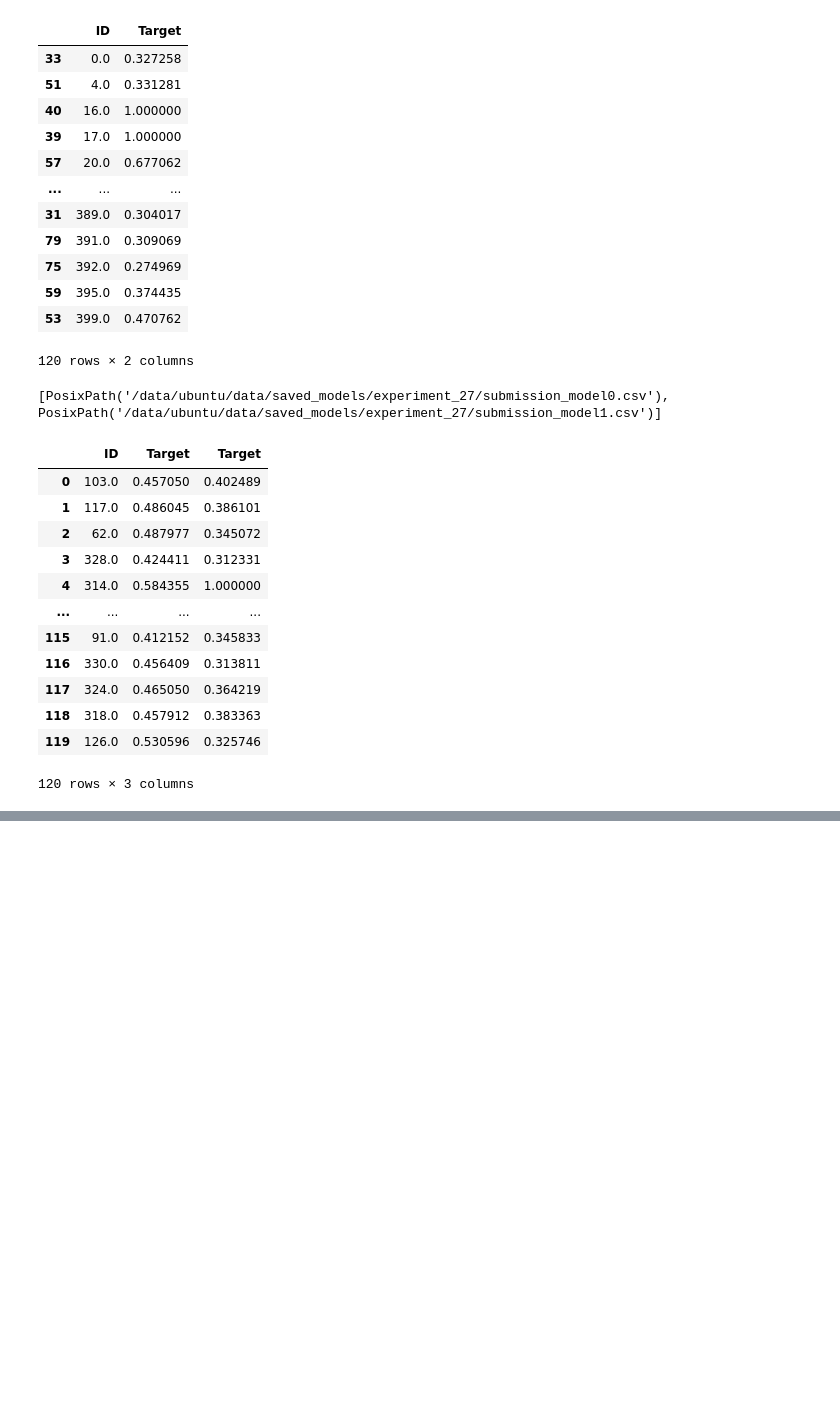
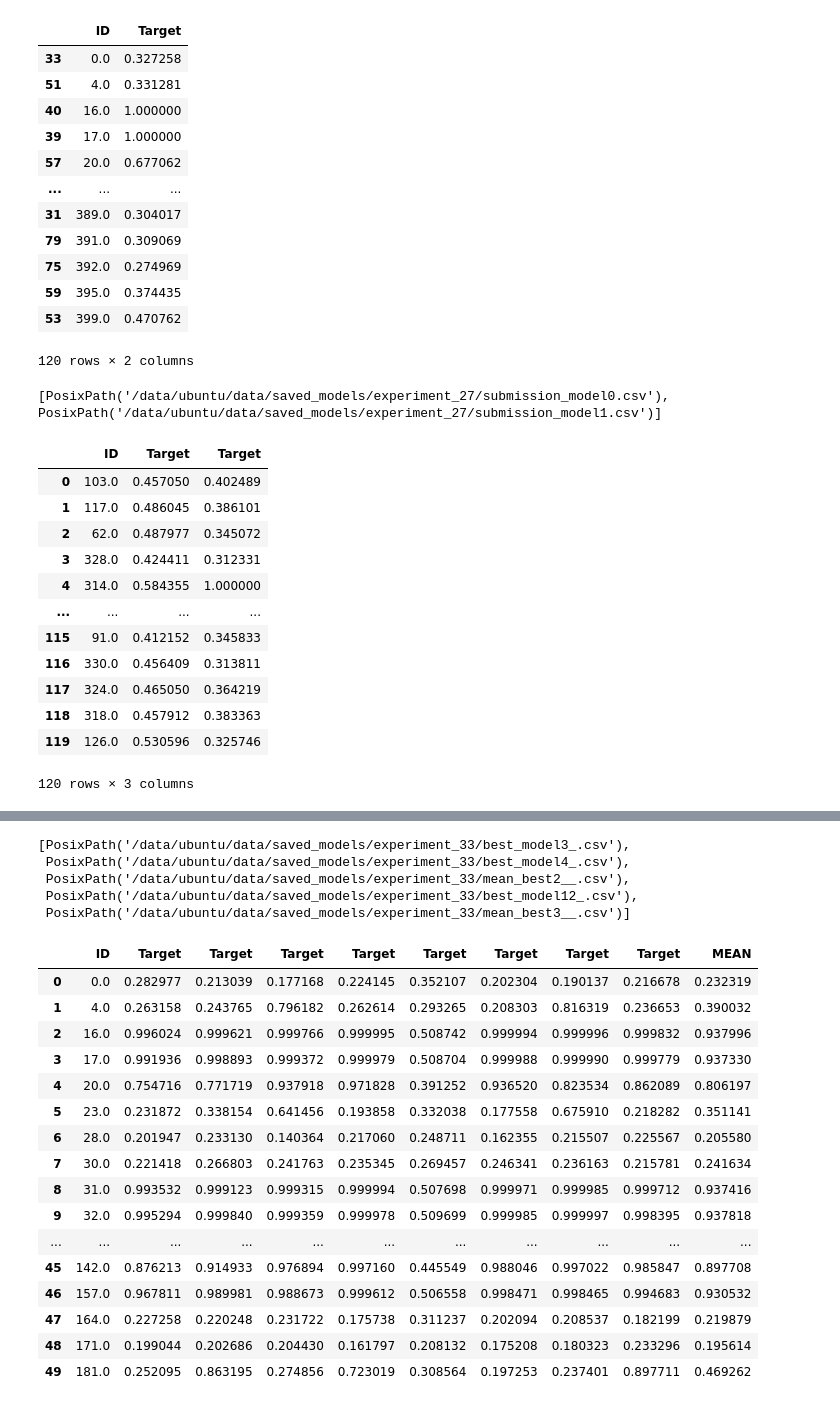
Before and after one commit to hippolytemayard/certainty-pooling-mil, a Jupyter notebook: notebooks/submission.ipynb, the cells around one changed output, grey strips where cells are left out. Drawn from its saved outputs; the diff is of its cells as text; code cells hidden in the pictures; blank space fills up the shorter version.

Commit message:
[FEAT] multiple training with different random splits

```diff
--- a/notebooks/submission.ipynb
+++ b/notebooks/submission.ipynb
@@ -43,0 +100,17 @@ for path_model in path_models:
+# %%
+csv_paths = list(Path(config.data.training.save_dir).glob("*.csv"))
+
+li = []
+
+for filename in csv_paths:
+    df = pd.read_csv(filename)
+    li.append(df)
+
+frame = pd.concat(li, axis=1, ignore_index=False)
+frame = frame.T.drop_duplicates().T
+frame = frame.sort_values(by="ID")
+
+mean_df = pd.DataFrame({"ID":frame.ID, "Target":frame.Target.mean(axis=1) })
+#mean_df.to_csv("/data/ubuntu/data/saved_models/experiment_29/mean_all.csv", index=False)
+
+frame.head(40)
@@ -443,0 +353,47 @@ tensor([50.8923, 48.8420, 45.1989,  ..., 52.6013, 55.6921, 43.2158],
+# %%
+csv_paths = list(Path("/data/ubuntu/data/saved_models/experiment_33/").glob("*.csv"))
+csv_paths
+# %% [output]
+[PosixPath('/data/ubuntu/data/saved_models/experiment_33/best_model3_.csv'),
+ PosixPath('/data/ubuntu/data/saved_models/experiment_33/best_model4_.csv'),
+ PosixPath('/data/ubuntu/data/saved_models/experiment_33/mean_best2__.csv'),
+ PosixPath('/data/ubuntu/data/saved_models/experiment_33/best_model12_.csv'),
+ PosixPath('/data/ubuntu/data/saved_models/experiment_33/mean_best3__.csv')]
+# %%
+csv_paths = list(Path("/data/ubuntu/data/saved_models/experiment_33/").glob("best*.csv"))
+
+li = []
+
+for filename in csv_paths:
+    df = pd.read_csv(filename)
+    li.append(df)
+
+frame = pd.concat(li, axis=1, ignore_index=False)
+frame = frame.T.drop_duplicates().T
+frame = frame.sort_values(by="ID")
+
+
+mean_df = frame
+mean_df["MEAN"] = mean_df.Target.mean(axis=1)
+#mean_df = pd.DataFrame({"ID":frame.ID, "Target":frame.Target.mean(axis=1) })
+#mean_df.to_csv("/data/ubuntu/data/saved_models/experiment_33/mean_best8__.csv", index=False)
+
+mean_df.head(50)
+# %% [output]
+|  | ID | Target | Target | Target | Target | Target | Target | Target | Target | MEAN |
+| 0 | 0.0 | 0.282977 | 0.213039 | 0.177168 | 0.224145 | 0.352107 | 0.202304 | 0.190137 | 0.216678 | 0.232319 |
+| 1 | 4.0 | 0.263158 | 0.243765 | 0.796182 | 0.262614 | 0.293265 | 0.208303 | 0.816319 | 0.236653 | 0.390032 |
+| 2 | 16.0 | 0.996024 | 0.999621 | 0.999766 | 0.999995 | 0.508742 | 0.999994 | 0.999996 | 0.999832 | 0.937996 |
+| 3 | 17.0 | 0.991936 | 0.998893 | 0.999372 | 0.999979 | 0.508704 | 0.999988 | 0.999990 | 0.999779 | 0.937330 |
+| 4 | 20.0 | 0.754716 | 0.771719 | 0.937918 | 0.971828 | 0.391252 | 0.936520 | 0.823534 | 0.862089 | 0.806197 |
+| 5 | 23.0 | 0.231872 | 0.338154 | 0.641456 | 0.193858 | 0.332038 | 0.177558 | 0.675910 | 0.218282 | 0.351141 |
+| 6 | 28.0 | 0.201947 | 0.233130 | 0.140364 | 0.217060 | 0.248711 | 0.162355 | 0.215507 | 0.225567 | 0.205580 |
+| 7 | 30.0 | 0.221418 | 0.266803 | 0.241763 | 0.235345 | 0.269457 | 0.246341 | 0.236163 | 0.215781 | 0.241634 |
+| 8 | 31.0 | 0.993532 | 0.999123 | 0.999315 | 0.999994 | 0.507698 | 0.999971 | 0.999985 | 0.999712 | 0.937416 |
+| 9 | 32.0 | 0.995294 | 0.999840 | 0.999359 | 0.999978 | 0.509699 | 0.999985 | 0.999997 | 0.998395 | 0.937818 |
+| ... | ... | ... | ... | ... | ... | ... | ... | ... | ... | ... |
+| 45 | 142.0 | 0.876213 | 0.914933 | 0.976894 | 0.997160 | 0.445549 | 0.988046 | 0.997022 | 0.985847 | 0.897708 |
+| 46 | 157.0 | 0.967811 | 0.989981 | 0.988673 | 0.999612 | 0.506558 | 0.998471 | 0.998465 | 0.994683 | 0.930532 |
+| 47 | 164.0 | 0.227258 | 0.220248 | 0.231722 | 0.175738 | 0.311237 | 0.202094 | 0.208537 | 0.182199 | 0.219879 |
+| 48 | 171.0 | 0.199044 | 0.202686 | 0.204430 | 0.161797 | 0.208132 | 0.175208 | 0.180323 | 0.233296 | 0.195614 |
+| 49 | 181.0 | 0.252095 | 0.863195 | 0.274856 | 0.723019 | 0.308564 | 0.197253 | 0.237401 | 0.897711 | 0.469262 |
```
Also changed, not shown: parts of 31 cells of this notebook, 7 other files.
